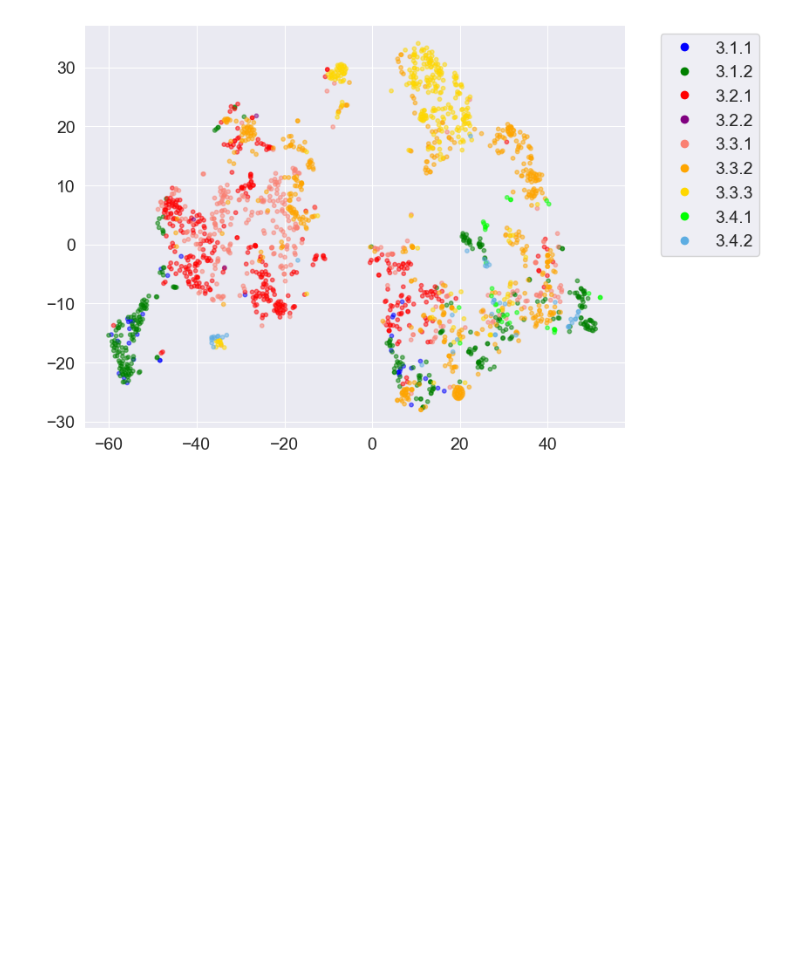
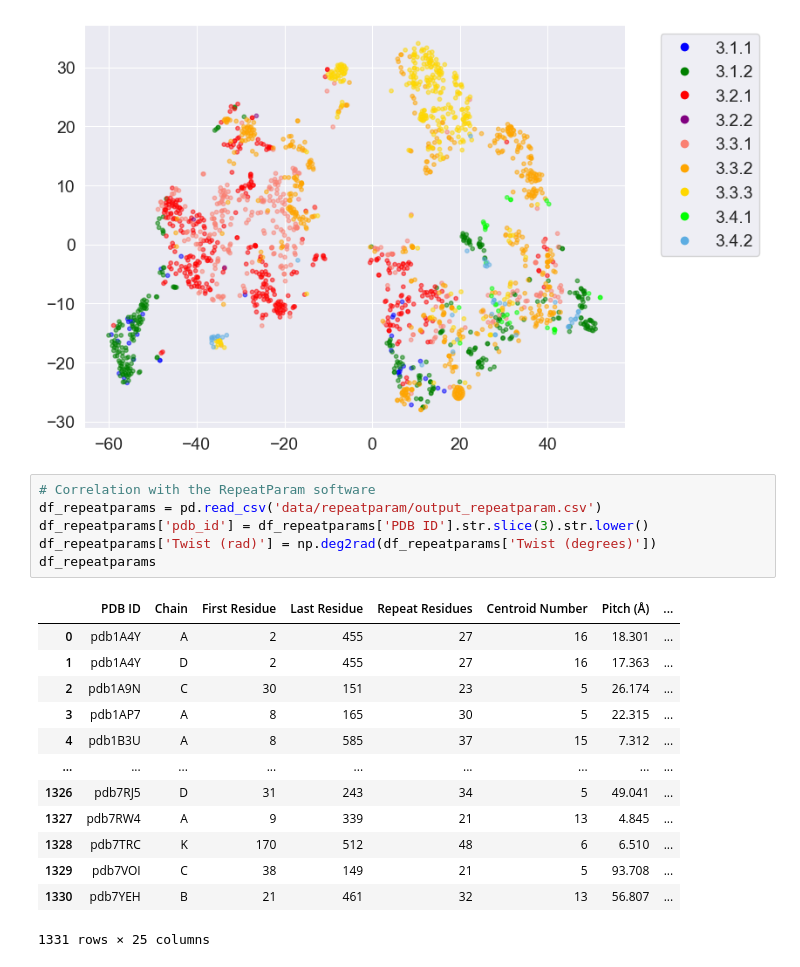
Before and after one commit to BioComputingUP/GeomeTRe_results, a Jupyter notebook: GeomeTRe_analysis.ipynb, the cells around one changed output. Cells and saved outputs as stored; diff of their text form; blank space fills up the shorter version.

```diff
--- a/GeomeTRe_analysis.ipynb
+++ b/GeomeTRe_analysis.ipynb
@@ -500,3 +500,23 @@ plt.yticks(fontsize=14)
 plt.savefig("data/figures/tsne.png", bbox_inches='tight')
 # %% [output]
 [figure]
+# %%
+# Correlation with the RepeatParam software
+df_repeatparams = pd.read_csv('data/repeatparam/output_repeatparam.csv')
+df_repeatparams['pdb_id'] = df_repeatparams['PDB ID'].str.slice(3).str.lower()
+df_repeatparams['Twist (rad)'] = np.deg2rad(df_repeatparams['Twist (degrees)'])
+df_repeatparams
+# %% [output]
+|  | PDB ID | Chain | First Residue | Last Residue | Repeat Residues | Centroid Number | Pitch (Å) | ... |
+| 0 | pdb1A4Y | A | 2 | 455 | 27 | 16 | 18.301 | ... |
+| 1 | pdb1A4Y | D | 2 | 455 | 27 | 16 | 17.363 | ... |
+| 2 | pdb1A9N | C | 30 | 151 | 23 | 5 | 26.174 | ... |
+| 3 | pdb1AP7 | A | 8 | 165 | 30 | 5 | 22.315 | ... |
+| 4 | pdb1B3U | A | 8 | 585 | 37 | 15 | 7.312 | ... |
+| ... | ... | ... | ... | ... | ... | ... | ... | ... |
+| 1326 | pdb7RJ5 | D | 31 | 243 | 34 | 5 | 49.041 | ... |
+| 1327 | pdb7RW4 | A | 9 | 339 | 21 | 13 | 4.845 | ... |
+| 1328 | pdb7TRC | K | 170 | 512 | 48 | 6 | 6.510 | ... |
+| 1329 | pdb7VOI | C | 38 | 149 | 21 | 5 | 93.708 | ... |
+| 1330 | pdb7YEH | B | 21 | 461 | 32 | 13 | 56.807 | ... |
+1331 rows × 25 columns
```
Also changed, not shown: parts of 3 cells of this notebook, 2 other files.
